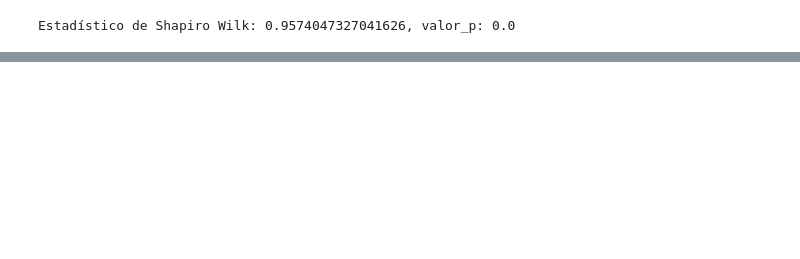
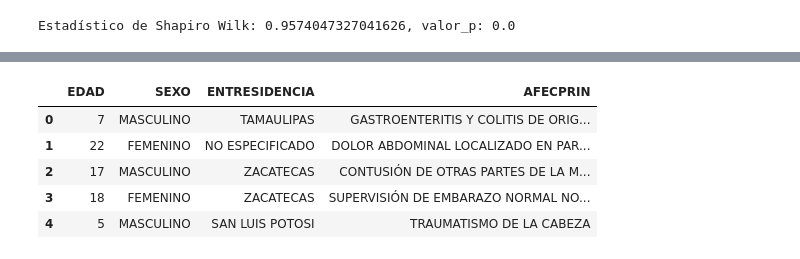
Before and after one commit to AlexioMe/BigData_ProyectoFinal, a Jupyter notebook: ProyectoFinal/ScriptFinal.ipynb, the cells around one changed output, grey strips where cells are left out. Drawn from its saved outputs; the diff is of its cells as text; code cells hidden in the pictures; blank space fills up the shorter version.

```diff
--- a/ProyectoFinal/ScriptFinal.ipynb
+++ b/ProyectoFinal/ScriptFinal.ipynb
@@ -543,0 +553,10 @@ plt.show()
+# %%
+subdf = df.drop(['ID','fechaalta', 'TIPOURGENCIA', 'MOTATE', 'ENVIADOA', 'fechaingreso', 'MES_ESTADISTICO'], axis=1)
+subdf.head()
+# %% [output]
+|  | EDAD | SEXO | ENTRESIDENCIA | AFECPRIN |
+| 0 | 7 | MASCULINO | TAMAULIPAS | GASTROENTERITIS Y COLITIS DE ORIG... |
+| 1 | 22 | FEMENINO | NO ESPECIFICADO | DOLOR ABDOMINAL LOCALIZADO EN PAR... |
+| 2 | 17 | MASCULINO | ZACATECAS | CONTUSIÓN DE OTRAS PARTES DE LA M... |
+| 3 | 18 | FEMENINO | ZACATECAS | SUPERVISIÓN DE EMBARAZO NORMAL NO... |
+| 4 | 5 | MASCULINO | SAN LUIS POTOSI | TRAUMATISMO DE LA CABEZA |
```
Also changed, not shown: parts of 16 cells of this notebook, 1 other file.
